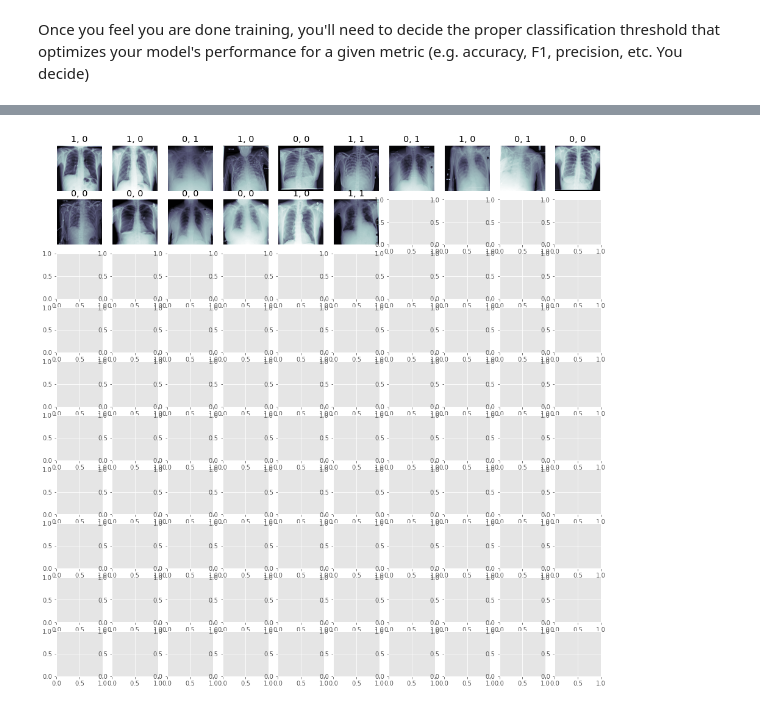
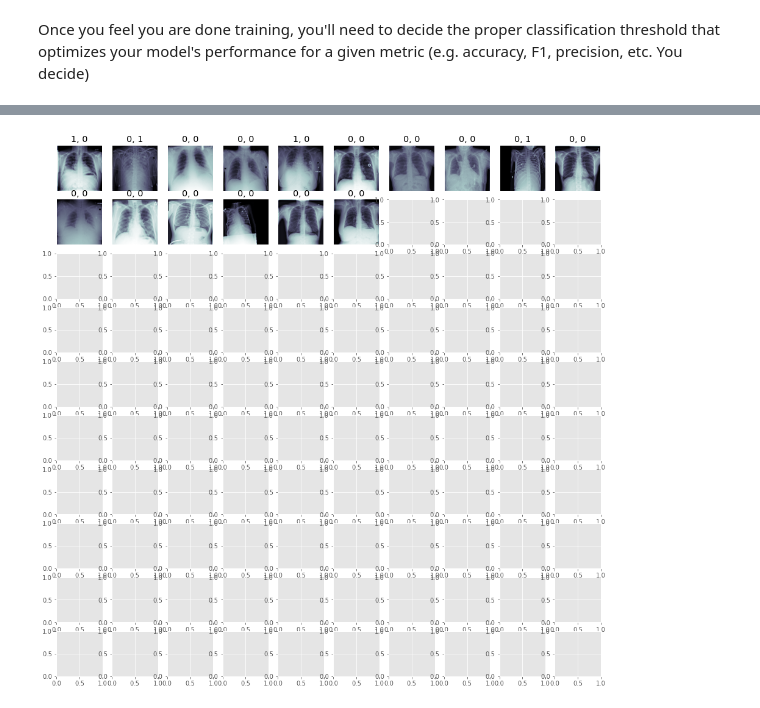
Before and after one commit to JackWarshaw/Udacity-Classwork, a Jupyter notebook: Build and train model.ipynb, the cells around one changed output, grey strips where cells are left out. Cells and saved outputs as stored; diff of their text form; code cells hidden in the pictures.

```diff
--- a/Build and train model.ipynb
+++ b/Build and train model.ipynb
@@ -132,7 +130,7 @@ def my_image_augmentation(vargs):
                               shear_range = 0.1,
                               zoom_range=0.1)
     else:
-        my_idg = ImageDataGenerator(rescale=0,
+        my_idg = ImageDataGenerator(rescale=1. / 255.0,
                               horizontal_flip = False,
                               vertical_flip = False,
                               height_shift_range= 0,
@@ -272,14 +320,14 @@ def build_my_model(vargs):
 weight_path="{}_my_model.best.hdf5".format('xray_class')
 
 checkpoint = ModelCheckpoint(weight_path,
-                           monitor= 'binary_accuracy',
+                           monitor= 'val_loss',
                            verbose=1,
                            save_best_only=True,
-                           mode= 'max',
+                           mode= 'min',
                            save_weights_only = True)
 
-early = EarlyStopping(monitor='binary_accuracy',
-                       mode= 'max',
+early = EarlyStopping(monitor='val_loss',
+                       mode= 'min',
                        patience=10)
 
 callbacks_list = [checkpoint, early]
@@ -323,7 +373,8 @@ Note, these figures will come in handy for your FDA documentation later in the p
 ## Note that detecting pneumonia is hard even for trained expert radiologists,
 ## so there is no need to make the model perfect.
 my_model.load_weights(weight_path)
-pred_Y = my_model.predict(valX, batch_size = 32, verbose = True)
+pred_Y = my_model.predict(val_gen, verbose = True)
 print(str(valY))
 print(str(pred_Y))
+my_model.summary()
 # %% [output]
@@ -448,26 +496,26 @@ plot_f1_thresh(precision, recall, thresholds)
 # %%
 ## Let's look at some examples of true vs. predicted with our best model:
 
 # Todo
 
 fig, m_axs = plt.subplots(10, 10, figsize = (16, 16))
 i = 0
 for (c_x, c_y, c_ax) in zip(valX[0:100], valY[0:100], m_axs.flatten()):
     c_ax.imshow(c_x[:,:,0], cmap = 'bone')
     if c_y == 1:
-        if pred_Y[i] >  0.55891234:
+        if pred_Y[i] >  0.5340626:
             c_ax.set_title('1, 1')
         else:
             c_ax.set_title('1, 0')
     else:
-        if pred_Y[i] >  0.55891234:
+        if pred_Y[i] >  0.5340626:
             c_ax.set_title('0, 1')
         else:
             c_ax.set_title('0, 0')
     c_ax.axis('off')
     i=i+1
 # %% [output]
-[figure, old version]
+[figure, new version]
 # %%
 ## Just save model architecture to a .json:
 
```
Also changed, not shown: parts of 17 cells of this notebook.
